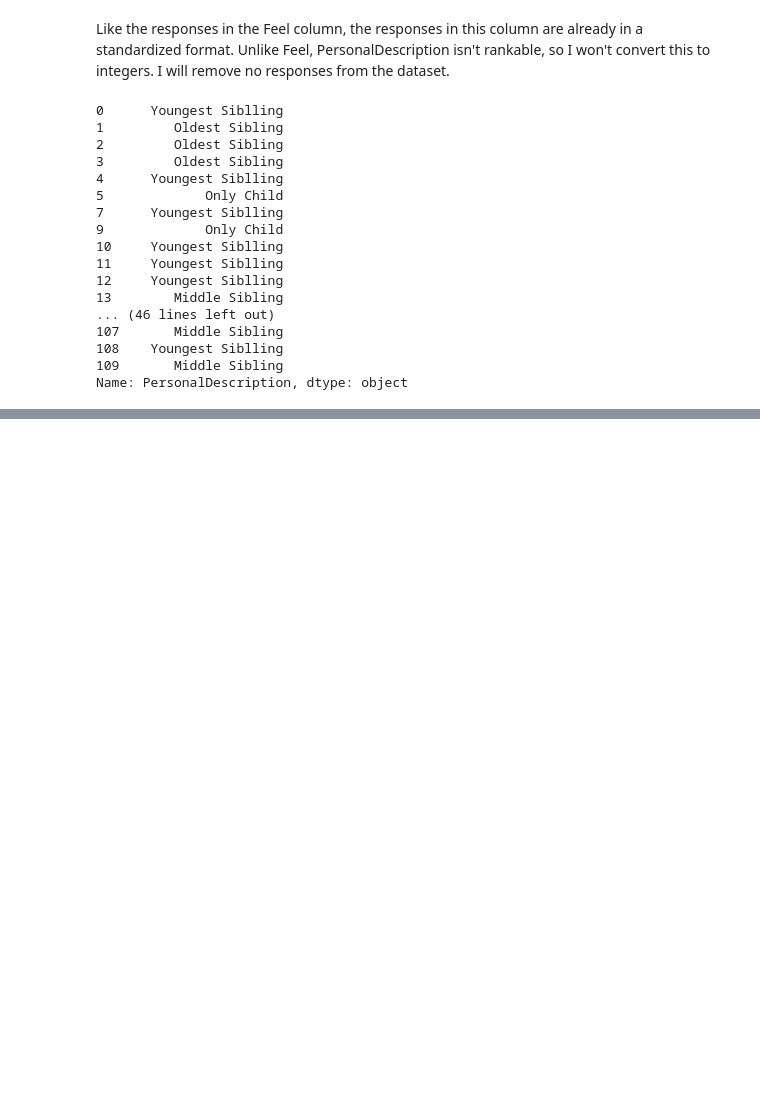
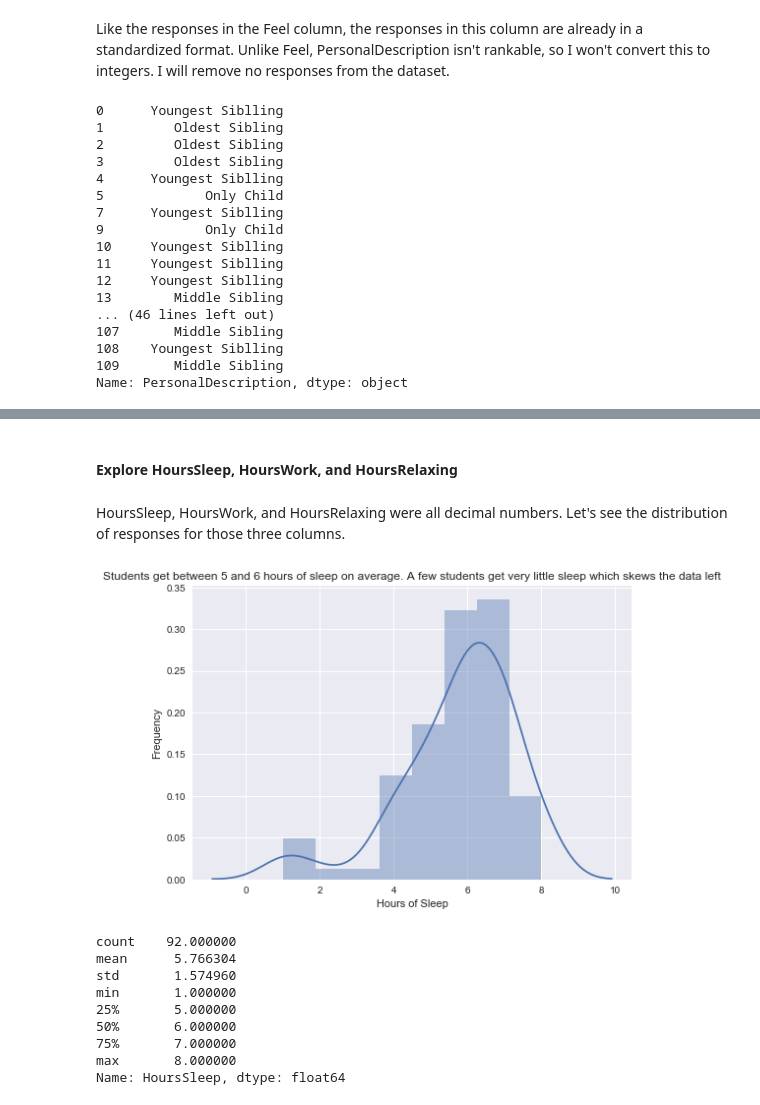
Before and after one commit to albemlee/PTPracticeData, a Jupyter notebook: Practice PT - Tell a Data Story (Python Edition).ipynb, the cells around one changed output, grey strips where cells are left out. Drawn from its saved outputs; the diff is of its cells as text; code cells hidden in the pictures; blank space fills up the shorter version.

```diff
--- a/Practice PT - Tell a Data Story (Python Edition).ipynb
+++ b/Practice PT - Tell a Data Story (Python Edition).ipynb
@@ -490,0 +507,23 @@ data.to_csv('clean_data.csv')
+# %% [markdown]
+#### Explore HoursSleep, HoursWork, and HoursRelaxing
+# %% [markdown]
+HoursSleep, HoursWork, and HoursRelaxing were all decimal numbers. Let's see the distribution of responses for those three columns.
+# %%
+# HoursSleep
+sns.distplot(data['HoursSleep'])
+plt.title('Students get between 5 and 6 hours of sleep on average. A few students get very little sleep which skews the data left.')
+plt.xlabel('Hours of Sleep')
+plt.ylabel('Frequency')
+plt.show()
+data['HoursSleep'].describe()
+# %% [output]
+[figure, added]
+count    92.000000
+mean      5.766304
+std       1.574960
+min       1.000000
+25%       5.000000
+50%       6.000000
+75%       7.000000
+max       8.000000
+Name: HoursSleep, dtype: float64
```
Also changed, not shown: parts of 31 cells of this notebook, 1 other file.
